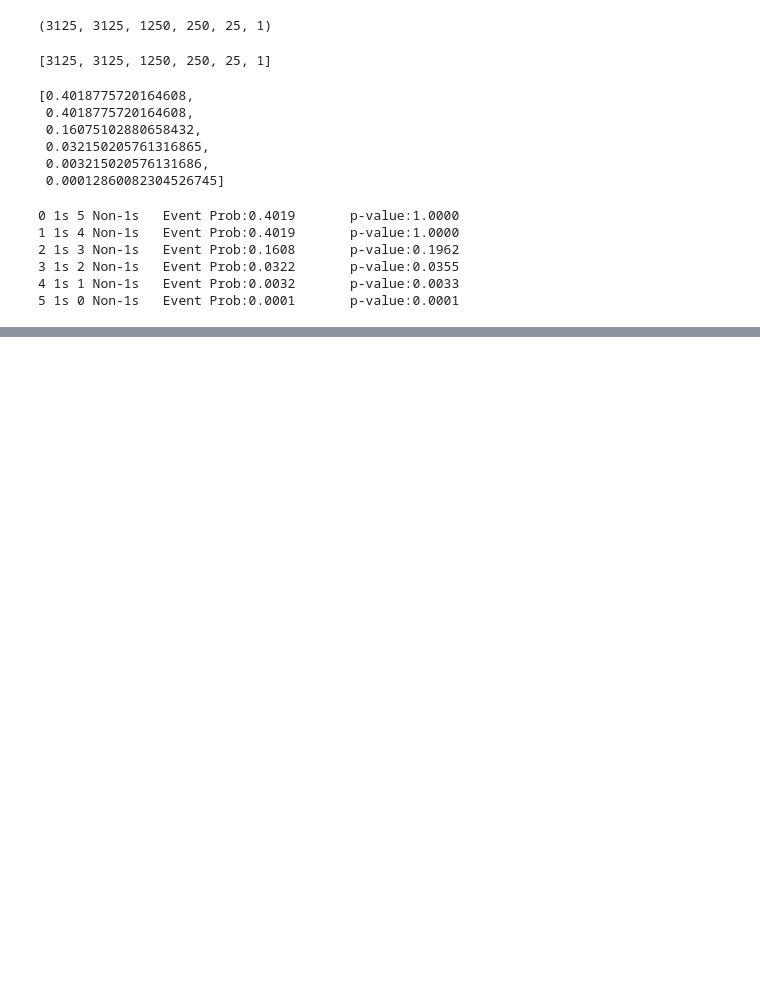
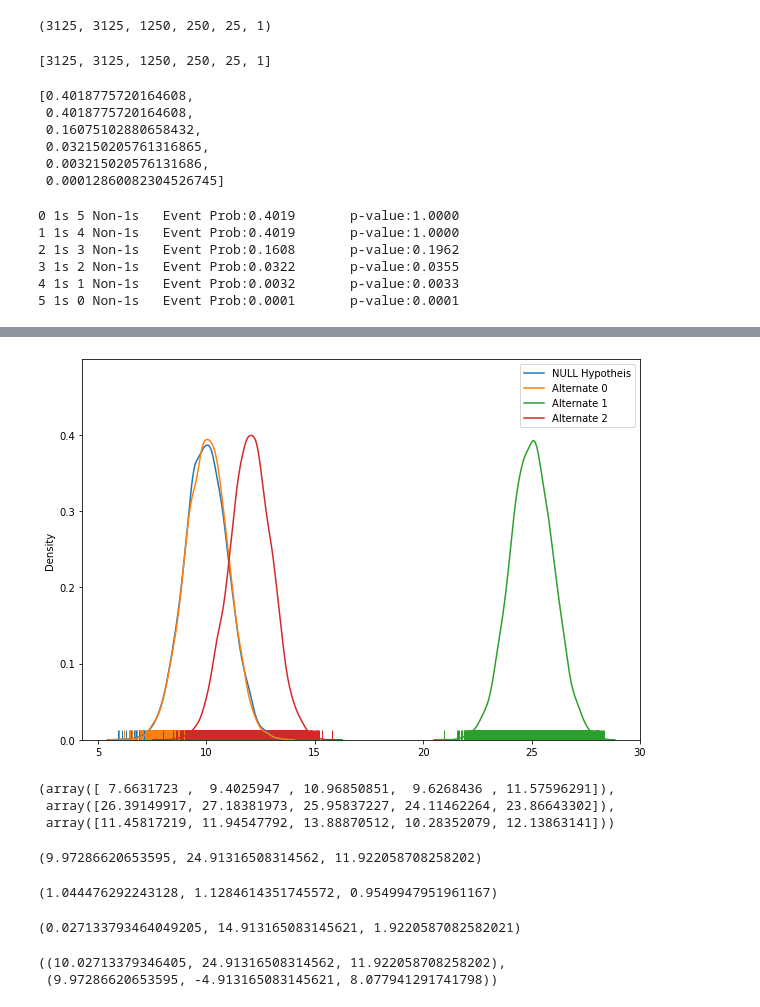
Before and after one commit to ysoniwal/statistics, a Jupyter notebook: 00_statistics_fundamentals.ipynb, the cells around one changed output, grey strips where cells are left out. Cells and saved outputs as stored; diff of their text form; code cells hidden in the pictures; blank space fills up the shorter version.

```diff
--- a/00_statistics_fundamentals.ipynb
+++ b/00_statistics_fundamentals.ipynb
@@ -450,0 +471,78 @@ for i, p_value in enumerate(p_values):
+# %%
+import numpy as np
+import random
+random.seed(42)
+
+dist_null = np.random.normal(10, 1, 10000)
+dist_0 = np.random.normal(10, 1, 10000)
+dist_1 = np.random.normal(25, 1, 10000)
+dist_2 = np.random.normal(12, 1, 10000)
+# %%
+import seaborn as sns
+
+plt.figure(figsize = (10, 7))
+
+sns.distplot(x=dist_null, hist=False, rug=True, label = "NULL Hypotheis")
+sns.distplot(x=dist_0, hist=False, rug=True, label = "Alternate 0")
+sns.distplot(x=dist_1, hist=False, rug=True, label = "Alternate 1")
+sns.distplot(x=dist_2, hist=False, rug=True, label = "Alternate 2")
+
+plt.legend()
+plt.show();
+# %% [output]
+[figure, added]
+# %%
+# Lets draw 100 samples from Alternate 0, 1, 2
+samples_0_100 = np.random.choice(dist_0, 100)
+samples_1_100 = np.random.choice(dist_1, 100)
+samples_2_100 = np.random.choice(dist_2, 100)
+
+samples_0_100[:5], samples_1_100[:5], samples_2_100[:5]
+# %% [output]
+(array([ 7.6631723 ,  9.4025947 , 10.96850851,  9.6268436 , 11.57596291]),
+ array([26.39149917, 27.18381973, 25.95837227, 24.11462264, 23.86643302]),
+ array([11.45817219, 11.94547792, 13.88870512, 10.28352079, 12.13863141]))
+# %%
+## These random samples are from our alternate hypothesis
+## or in case of AB experiment they are from variant / feature
+
+## Calculate sample means
+samples_0_100_mean = np.mean(samples_0_100)
+samples_1_100_mean = np.mean(samples_1_100)
+samples_2_100_mean = np.mean(samples_2_100)
+
+samples_0_100_mean, samples_1_100_mean, samples_2_100_mean
+# %% [output]
+(9.97286620653595, 24.91316508314562, 11.922058708258202)
+# %%
+## Calculate sample std
+samples_0_100_var = np.var(samples_0_100, ddof = 1) ## ddof = 1 will divide by N-1. Since we are calculating sample std
+samples_1_100_var = np.var(samples_1_100, ddof = 1)
+samples_2_100_var = np.var(samples_2_100, ddof = 1)
+
+samples_0_100_std, samples_1_100_std, samples_2_100_std = np.sqrt(samples_0_100_var), np.sqrt(samples_1_100_var), np.sqrt(samples_2_100_var)
+
+samples_0_100_std, samples_1_100_std, samples_2_100_std
+# %% [output]
+(1.044476292243128, 1.1284614351745572, 0.9549947951961167)
+# %%
+t0 = np.abs(samples_0_100_mean - 10) / 1
+t1 = np.abs(samples_1_100_mean - 10) / 1
+t2 = np.abs(samples_2_100_mean - 10) / 1
+
+t0, t1, t2
+# %% [output]
+(0.027133793464049205, 14.913165083145621, 1.9220587082582021)
+# %%
+## so samples drawn from 0, 1 and 2 are t0, t1 and t2 std away from the mean of null
+
+mean_null = 10
+std_null = 1
+
+pts_at_pos_std = mean_null + t0 * std_null, mean_null + t1 * std_null, mean_null + t2 * std_null
+pts_at_neg_std = mean_null - t0 * std_null, mean_null - t1 * std_null, mean_null - t2 * std_null
+
+pts_at_pos_std, pts_at_neg_std
+# %% [output]
+((10.02713379346405, 24.91316508314562, 11.922058708258202),
+ (9.97286620653595, -4.913165083145621, 8.077941291741798))
```
Also changed, not shown: parts of 12 cells of this notebook.
